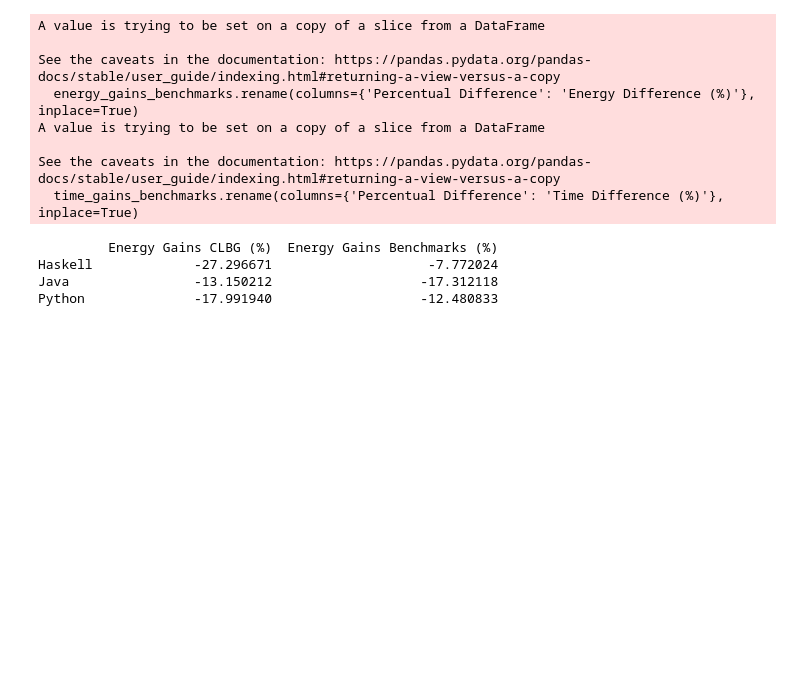
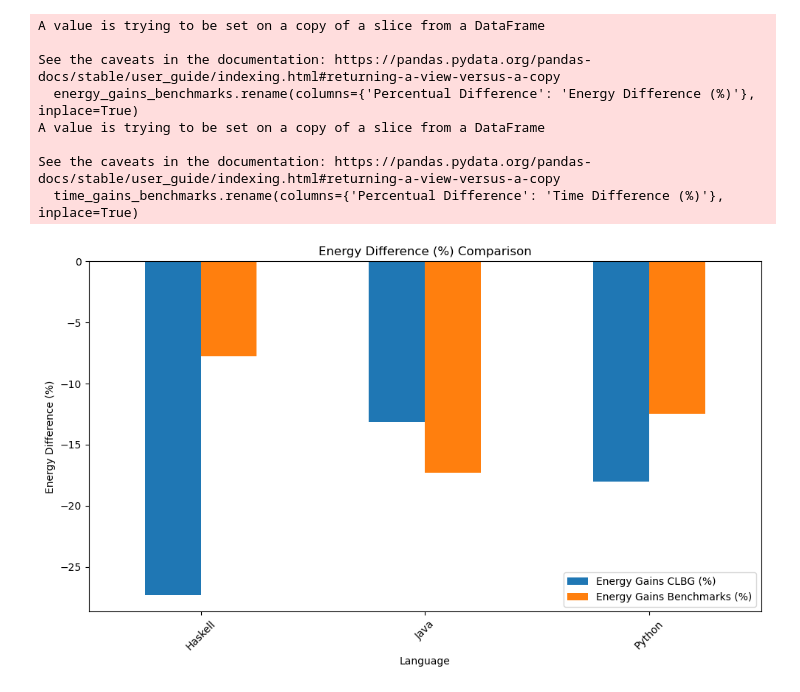
Before and after one commit to LuisMPSilva01/Energy-Languages-PowerCap, a Jupyter notebook: NoteBooks/shared_statistics.ipynb, the cells around one changed output. Cells and saved outputs as stored; diff of their text form; code cells hidden in the pictures; blank space fills up the shorter version.

Commit message:
Shared Plots

```diff
--- a/NoteBooks/shared_statistics.ipynb
+++ b/NoteBooks/shared_statistics.ipynb
@@ -36,25 +36,31 @@ See the caveats in the documentation: https://pandas.pydata.org/pandas-docs/stab
 # %%
 name_mapping = {
     'nofib (Haskell)': 'Haskell',
     'dacapo (Java)': 'Java',
     'pyperformance (Python)': 'Python'
 }
 
 # Rename the indices in energy_gains_benchmarks
 energy_gains_benchmarks = energy_gains_benchmarks.rename(name_mapping)
 
 # Combine them into a DataFrame
 combined_df = pd.concat([energy_gains_clbg, energy_gains_benchmarks], axis=1)
 
 # Optionally, set column names for clarity
 combined_df.columns = ['Energy Gains CLBG (%)', 'Energy Gains Benchmarks (%)']
 
-print(combined_df)
+# Plotting
+ax = combined_df.plot(kind='bar', figsize=(10, 6))
+plt.title('Energy Difference (%) Comparison')
+plt.xlabel('Language')
+plt.ylabel('Energy Difference (%)')
+plt.xticks(rotation=45)
+plt.legend(loc='best')
+
+plt.tight_layout()
+plt.show()
 # %% [output]
-         Energy Gains CLBG (%)  Energy Gains Benchmarks (%)
-Haskell             -27.296671                    -7.772024
-Java                -13.150212                   -17.312118
-Python              -17.991940                   -12.480833
+[figure, added]
 # %%
 name_mapping = {
     'nofib (Haskell)': 'Haskell',
```
Also changed, not shown: parts of 1 cell of this notebook.
